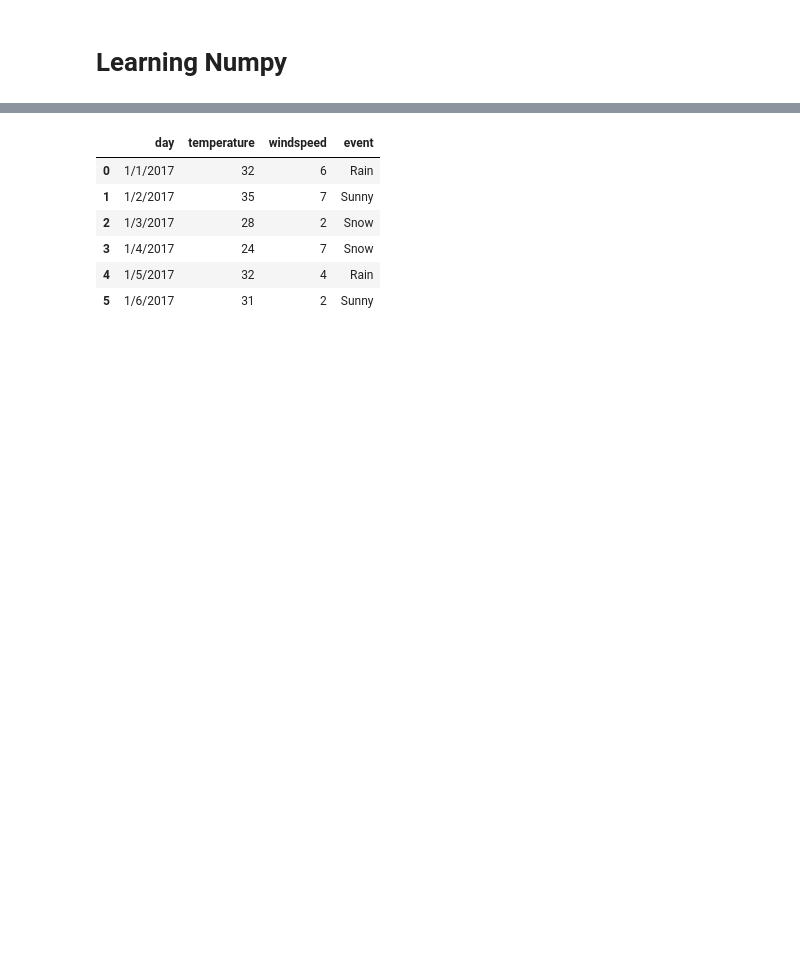
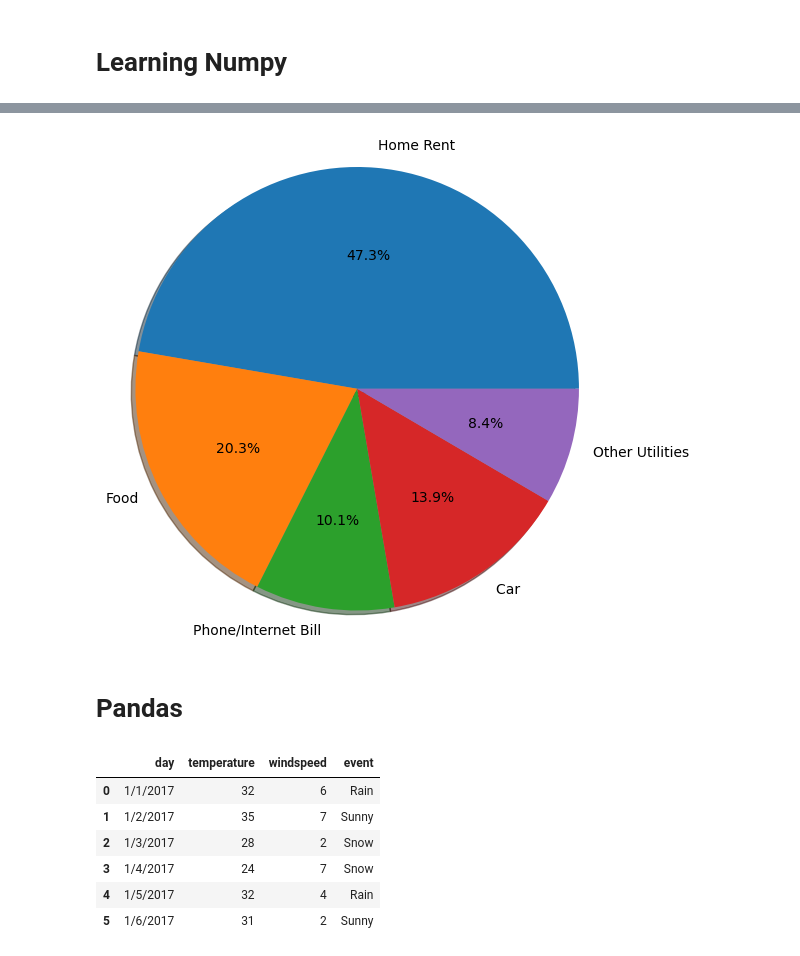
Before and after one commit to nomankhokhar/data_science_learning, a Jupyter notebook: main.ipynb, the cells around one changed output, grey strips where cells are left out. Cells and saved outputs as stored; diff of their text form; code cells hidden in the pictures; blank space fills up the shorter version.

```diff
--- a/main.ipynb
+++ b/main.ipynb
@@ -771,3 +784,11 @@ plt.hist(blood_sugar, bins=[80,100,125,150], rwidth=0.95, orientation='horizonta
+# %%
+plt.pie(exp_vals, labels=exp_labels, shadow=True, autopct='%1.1f%%' , radius=1.5)
+plt.show()
+# %% [output]
+[figure, added]
+# %% [markdown]
+
+# Pandas
 # %%
 import pandas as pd
 df = pd.read_csv("weather_data.csv")
```
Also changed, not shown: parts of 43 cells of this notebook.
